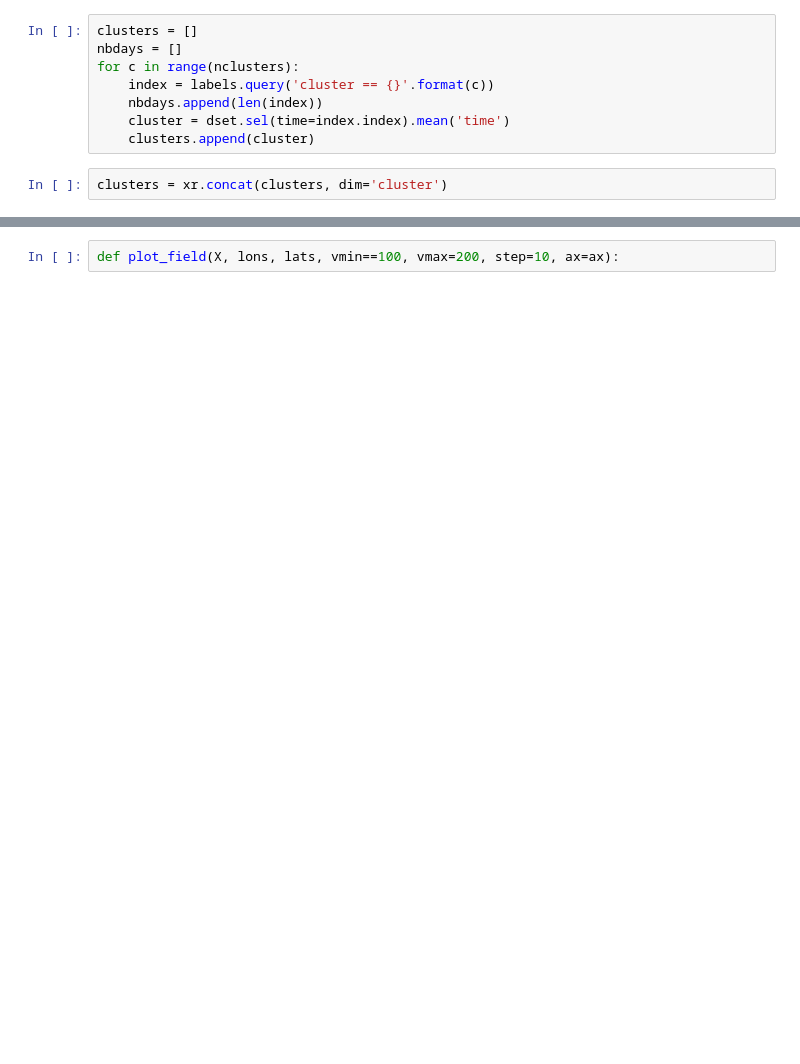
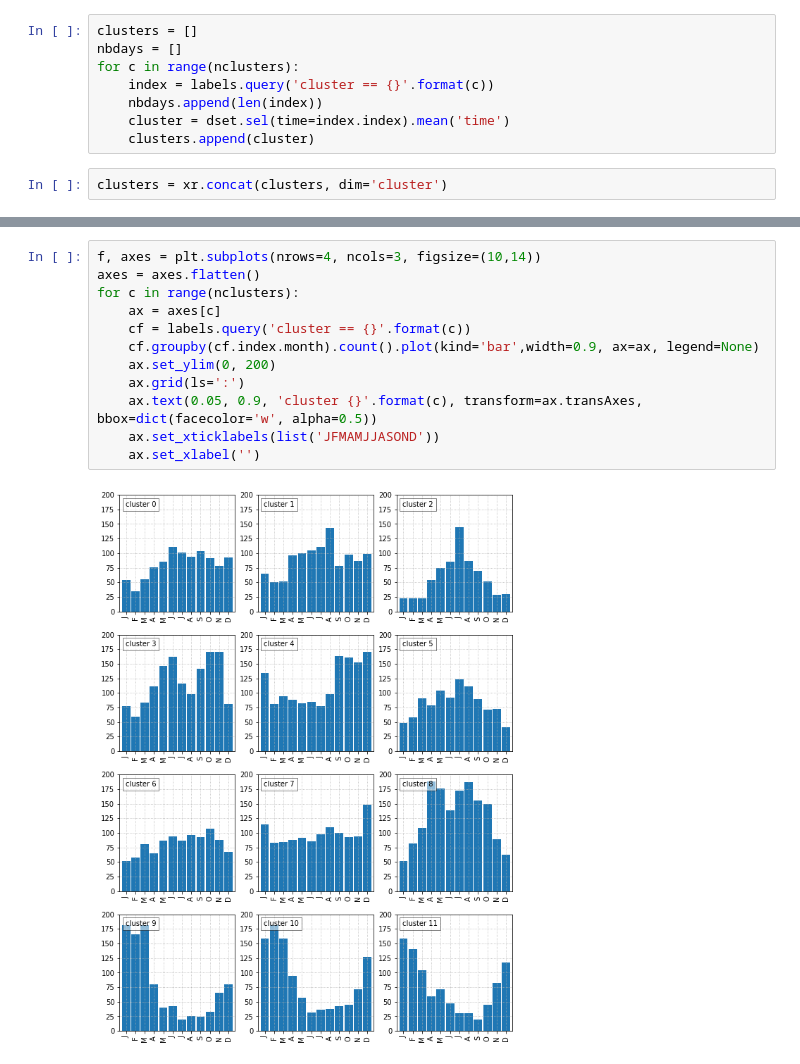
Before and after one commit to nicolasfauchereau/ACRE_workshop, a Jupyter notebook: notebooks/weather_regimes.ipynb, the cells around one changed output, grey strips where cells are left out. Saved outputs shown, nothing was run; the diff lists cells and outputs as text; blank space fills up the shorter version.

```diff
--- a/notebooks/weather_regimes.ipynb
+++ b/notebooks/weather_regimes.ipynb
@@ -366,4 +335,16 @@ f = clusters['hgt'].plot.contour(x='lon', y='lat', col='cluster', col_wrap=3, le
 # %% [markdown]
 ![](./images/Kidson_Archetypes.png)
-# %%
-def plot_field(X, lons, lats, vmin==100, vmax=200, step=10, ax=ax):
+# %%
+f, axes = plt.subplots(nrows=4, ncols=3, figsize=(10,14))
+axes = axes.flatten()
+for c in range(nclusters):
+    ax = axes[c]
+    cf = labels.query('cluster == {}'.format(c))
+    cf.groupby(cf.index.month).count().plot(kind='bar',width=0.9, ax=ax, legend=None)
+    ax.set_ylim(0, 200)
+    ax.grid(ls=':')
+    ax.text(0.05, 0.9, 'cluster {}'.format(c), transform=ax.transAxes, bbox=dict(facecolor='w', alpha=0.5))
+    ax.set_xticklabels(list('JFMAMJJASOND'))
+    ax.set_xlabel('')
+# %% [output]
+[figure, added]
```
Also changed, not shown: parts of 17 cells of this notebook.
